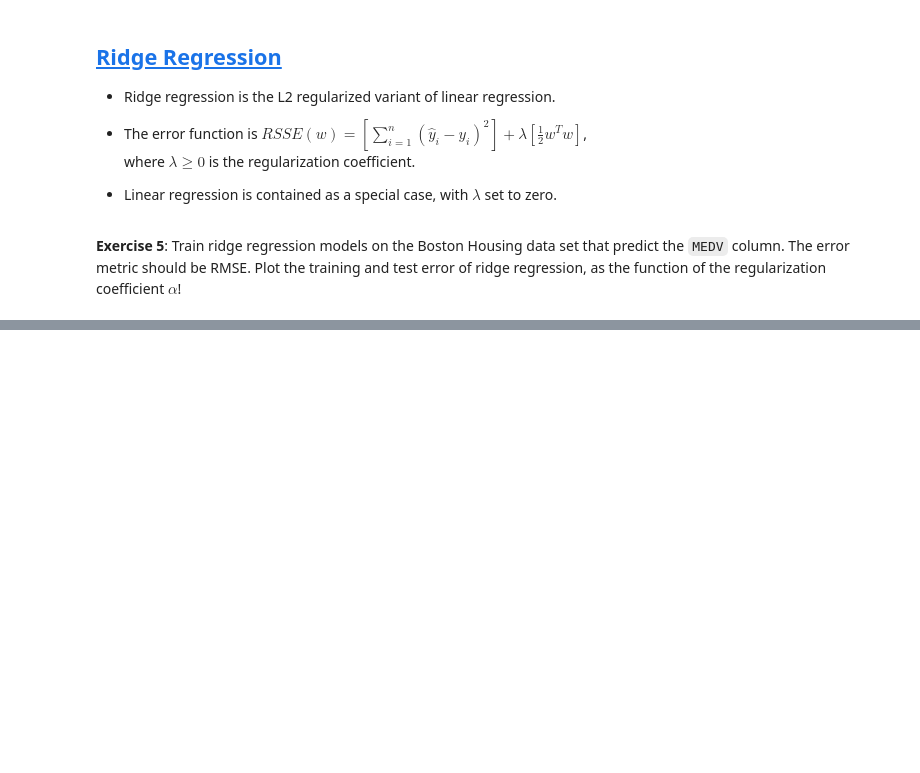
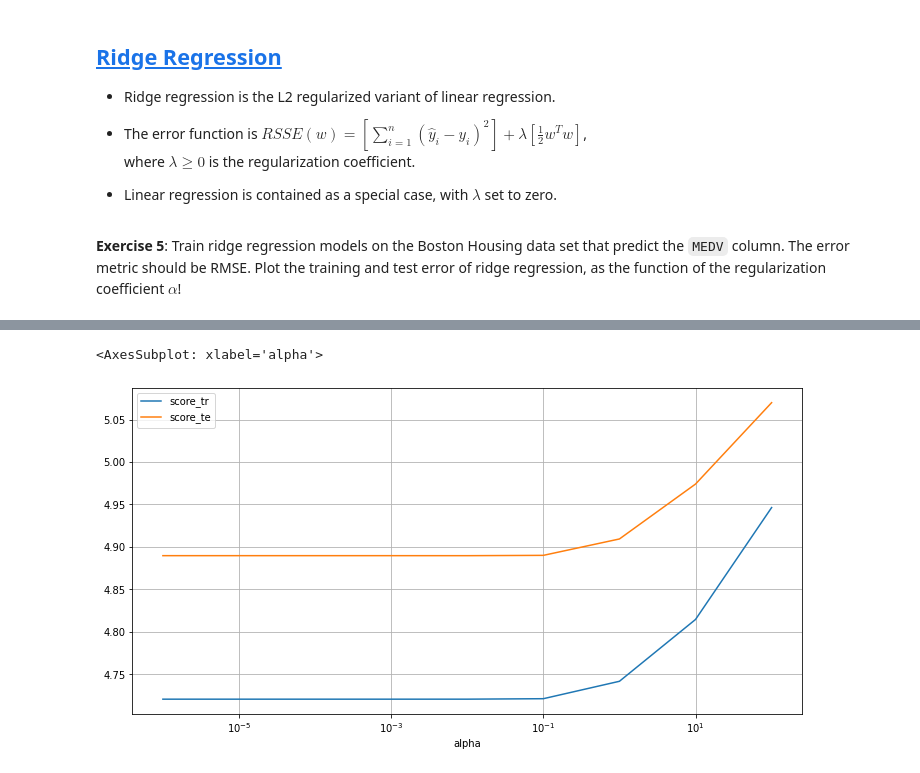
Before and after one commit to ThaerAlkassab/Thaer, a Jupyter notebook: ML course/04_en.ipynb, the cells around one changed output, grey strips where cells are left out. Saved outputs shown, nothing was run; the diff lists cells and outputs as text; code cells hidden in the pictures; blank space fills up the shorter version.

```diff
--- a/ML course/04_en.ipynb
+++ b/ML course/04_en.ipynb
@@ -310,10 +409,10 @@ scores_tr, scores_te
 # %%
 # Load the Boston Housing data set.
 columns = []
-for l in open('../_data/housing_names.txt'):
+for l in open('housing_names.txt'):
     if l[:4] == '    ' and l[4].isdigit():
         columns.append(l.split()[1])
-df = pd.read_csv('../_data/housing_data.txt', sep='\t', names=columns)
+df = pd.read_csv('housing_data.txt', sep='\t', names=columns)
 # %%
 X = df[df.columns[:-1]].values # input matrix
 y = df['MEDV'].values          # target vector
@@ -319,0 +430,25 @@ y = df['MEDV'].values          # target vector
+# %%
+# Model evaluation function.
+def evaluate(re, X, y):
+    cv = KFold(7, shuffle=True, random_state=42)
+    scores_tr = []
+    scores_te = []
+    for tr, te in cv.split(X):
+        re.fit(X[tr], y[tr])
+        yhat = re.predict(X)
+        scores_tr.append(mean_squared_error(y[tr], yhat[tr])**0.5)
+        scores_te.append(mean_squared_error(y[te], yhat[te])**0.5)
+
+    return {
+        'score_tr': np.mean(scores_tr),
+        'score_te': np.mean(scores_te)
+    }
+# %%
+# Trying different alpha values.
+data = []
+for alpha in [1e-6, 1e-5, 1e-4, 1e-3, 1e-2, 0.1, 1, 10, 100]:
+    print(alpha)
+    re = Ridge(alpha=alpha)
+    res = evaluate(re, X, y)
+    res['alpha'] = alpha
+    data.append(res)
@@ -319,0 +465,6 @@ y = df['MEDV'].values          # target vector
+# %%
+df_res = pd.DataFrame(data).set_index('alpha')
+df_res.plot(figsize=(12, 6), grid=True, logx=True)
+# %% [output]
+<AxesSubplot: xlabel='alpha'>
+[figure, added]
```
Also changed, not shown: parts of 15 cells of this notebook, 6 other files.
